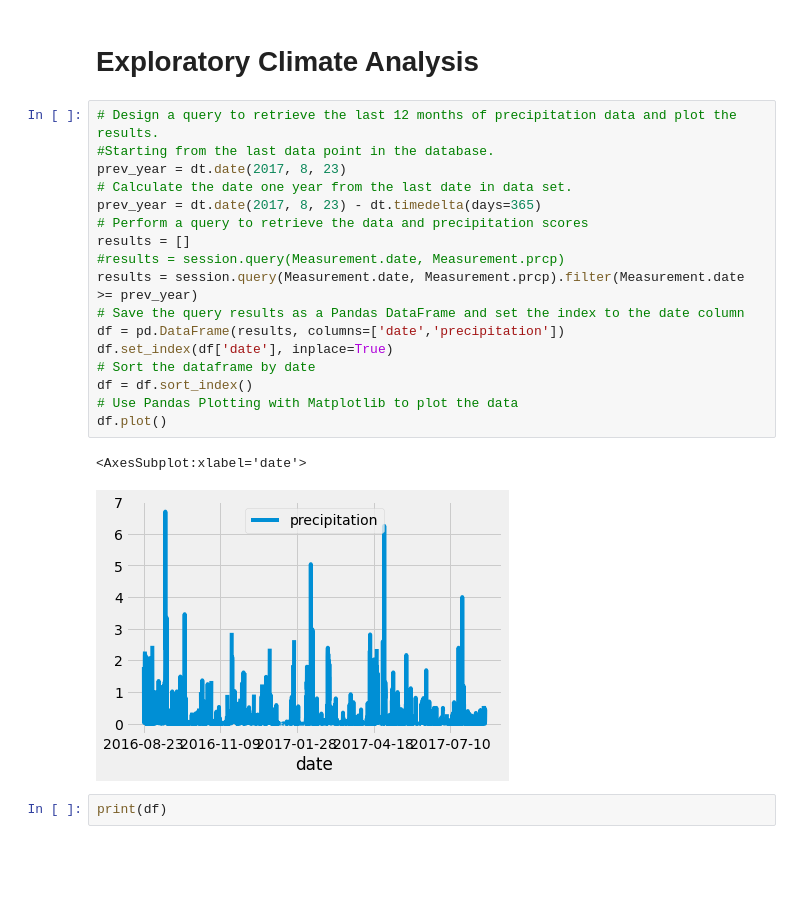
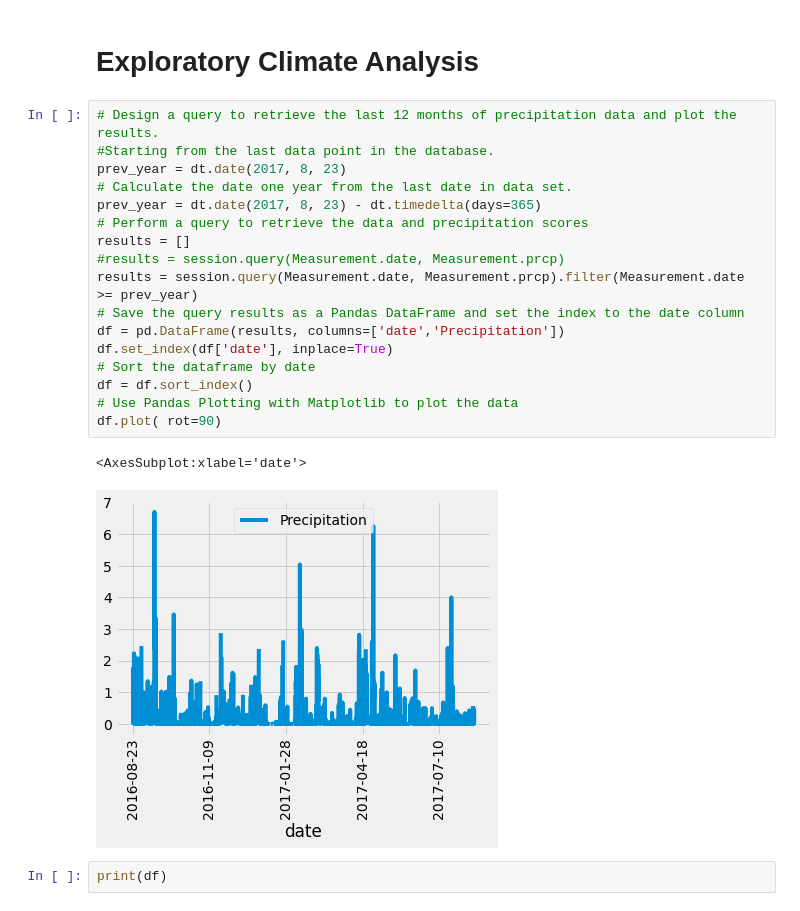
Before and after one commit to dalejandri/surfs_up, a Jupyter notebook: climate_analysis.ipynb, the cells around one changed output. Saved outputs shown, nothing was run; the diff lists cells and outputs as text; blank space fills up the shorter version.

```diff
--- a/climate_analysis.ipynb
+++ b/climate_analysis.ipynb
@@ -45,23 +45,23 @@ session = Session(engine)
 # %%
 # Design a query to retrieve the last 12 months of precipitation data and plot the results.
 #Starting from the last data point in the database.
 prev_year = dt.date(2017, 8, 23)
 # Calculate the date one year from the last date in data set.
 prev_year = dt.date(2017, 8, 23) - dt.timedelta(days=365)
 # Perform a query to retrieve the data and precipitation scores
 results = []
 #results = session.query(Measurement.date, Measurement.prcp)
 results = session.query(Measurement.date, Measurement.prcp).filter(Measurement.date >= prev_year)
 # Save the query results as a Pandas DataFrame and set the index to the date column
-df = pd.DataFrame(results, columns=['date','precipitation'])
+df = pd.DataFrame(results, columns=['date','Precipitation'])
 df.set_index(df['date'], inplace=True)
 # Sort the dataframe by date
 df = df.sort_index()
 # Use Pandas Plotting with Matplotlib to plot the data
-df.plot()
+df.plot( rot=90)
 # %% [output]
 <AxesSubplot:xlabel='date'>
-[figure, old version]
+[figure, new version]
 # %%
 print(df)
 # %% [output]
```
